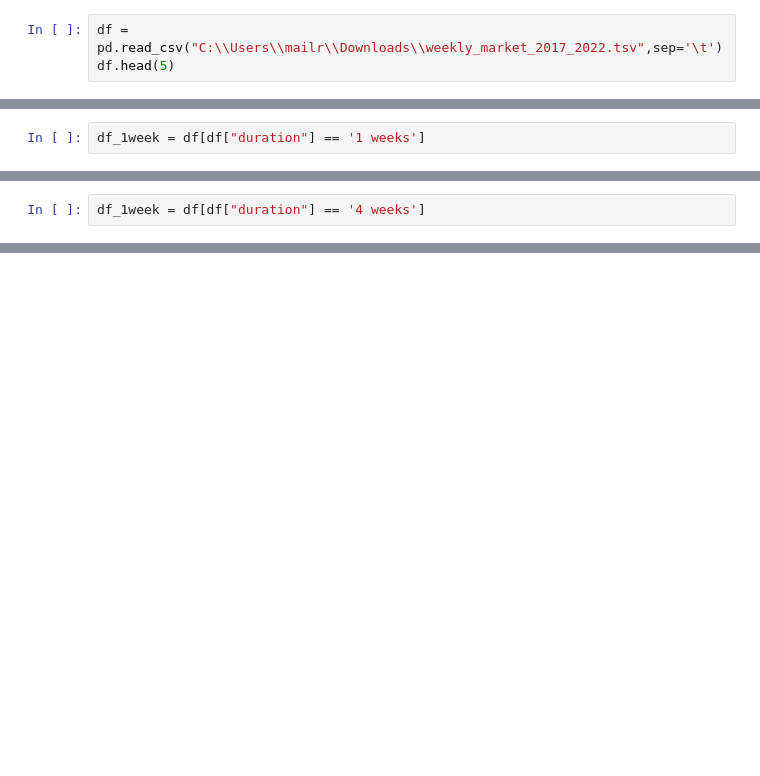
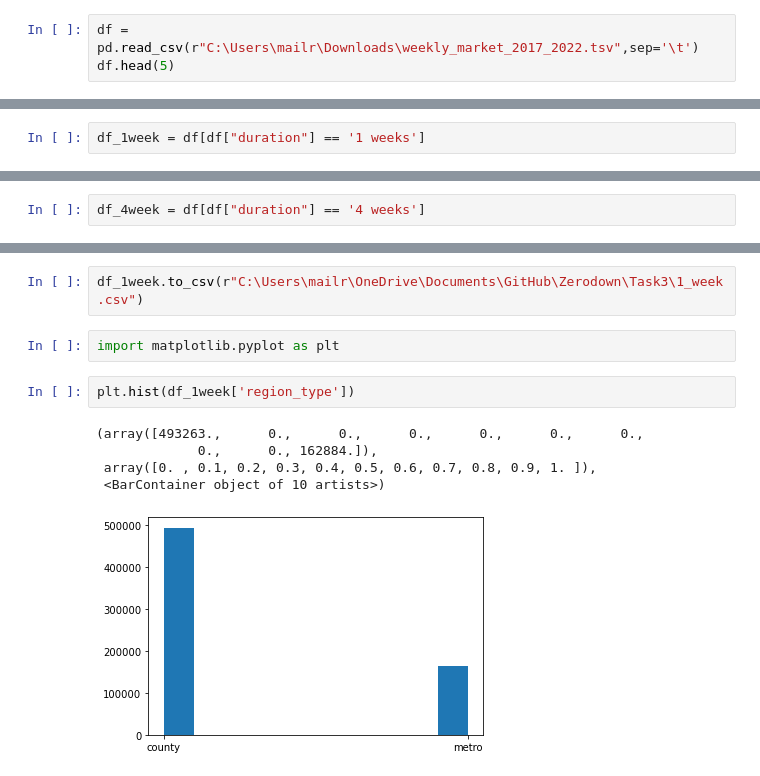
Before and after one commit to rambabu264/Zerodown, a Jupyter notebook: Task3/Zerodown_task3.ipynb, the cells around one changed output, grey strips where cells are left out. Cells and saved outputs as stored; diff of their text form; blank space fills up the shorter version.

Commit message:
Task3_with visualition

```diff
--- a/Task3/Zerodown_task3.ipynb
+++ b/Task3/Zerodown_task3.ipynb
@@ -1,7 +1,7 @@
 # %%
 import pandas as pd
 # %%
-df = pd.read_csv("C:\\Users\\mailr\\Downloads\\weekly_market_2017_2022.tsv",sep='\t')
+df = pd.read_csv(r"C:\Users\mailr\Downloads\weekly_market_2017_2022.tsv",sep='\t')
 df.head(5)
 # %% [output]
 |  | region_id | region_type_id | region_name | region_type | period_begin | period_end | duration | ... |
@@ -116,2 +196,2 @@ df_1week = df[df["duration"] == '1 weeks']
 # %%
-df_1week = df[df["duration"] == '4 weeks']
+df_4week = df[df["duration"] == '4 weeks']
@@ -167,0 +214,12 @@ Name: total_homes_sold, Length: 802, dtype: float64
+# %%
+df_1week.to_csv(r"C:\Users\mailr\OneDrive\Documents\GitHub\Zerodown\Task3\1_week.csv")
+# %%
+import matplotlib.pyplot as plt
+# %%
+plt.hist(df_1week['region_type'])
+# %% [output]
+(array([493263.,      0.,      0.,      0.,      0.,      0.,      0.,
+             0.,      0., 162884.]),
+ array([0. , 0.1, 0.2, 0.3, 0.4, 0.5, 0.6, 0.7, 0.8, 0.9, 1. ]),
+ <BarContainer object of 10 artists>)
+[figure, added]
```
Also changed, not shown: parts of 20 cells of this notebook.
